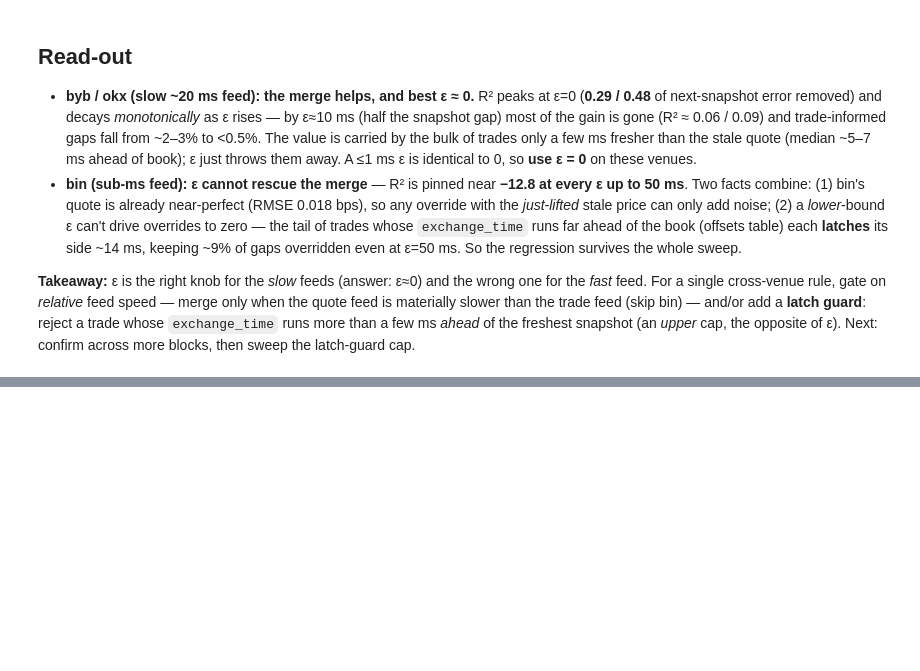
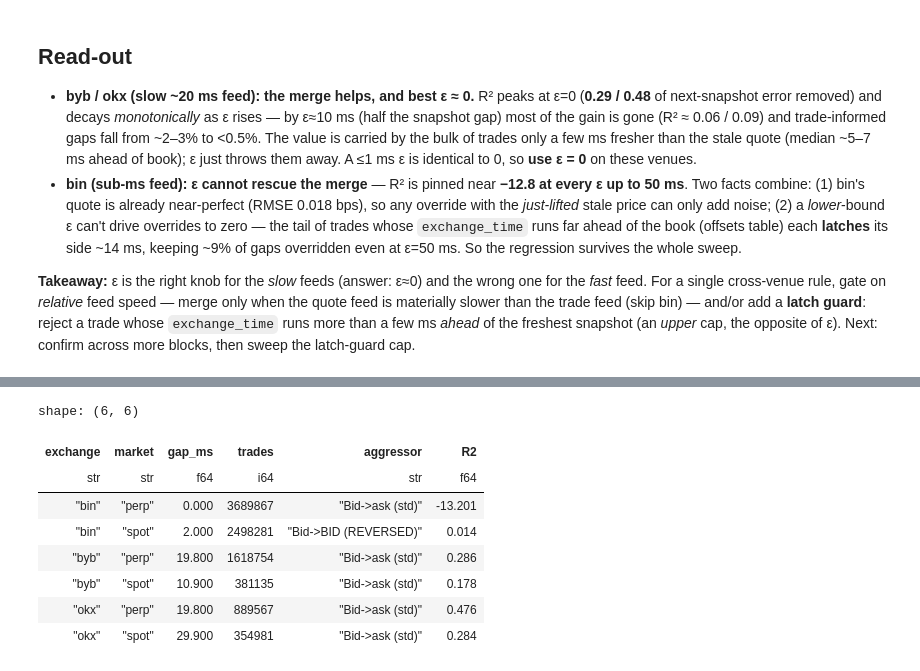
Before and after one commit to leithboyd/boba, a Jupyter notebook: notebooks/02_merged_price_stream.ipynb, the cells around one changed output, grey strips where cells are left out. Saved outputs shown, nothing was run; the diff lists cells and outputs as text; code cells hidden in the pictures; blank space fills up the shorter version.

```diff
--- a/notebooks/02_merged_price_stream.ipynb
+++ b/notebooks/02_merged_price_stream.ipynb
@@ -409,0 +419,49 @@ opposite of ε). Next: confirm across more blocks, then sweep the latch-guard ca
+# %%
+SPOT = "eth_usdt"   # spot (no _p suffix)
+
+def _bid_lifts_ask(s_rx, bid, ask, t_rx, t_px, agg):
+    # which aggressor sits at the ASK? True => 'Bid'-aggressor lifts the ask (the standard map)
+    j = np.searchsorted(s_rx, t_rx, "right") - 1
+    ok = j >= 0; jj = j[ok]
+    mid = (bid + ask) / 2.0
+    hs = np.where((ask[jj] - bid[jj]) > 0, (ask[jj] - bid[jj]) / 2.0, np.nan)
+    rel = (t_px[ok] - mid[jj]) / hs                       # >0 => trade above mid => at the ask
+    return float(np.nanmean(rel[agg[ok] == "Bid"])) > 0
+
+def merge_r2(exch, market):
+    L = f"{exch}_{market}"
+    blk = list_blocks(L, "front_levels")[0]
+    fl = (load_block(blk, L, "front_levels").select("rx_time", "exchange_time", "bid_prc", "ask_prc")
+          .drop_nulls().sort("rx_time"))
+    td = (load_block(blk, L, "trade").select("rx_time", "exchange_time", "aggressor", "prc", "qty")
+          .filter((pl.col("prc") > 0) & (pl.col("qty") > 0)).drop_nulls().sort("rx_time"))
+    s_rx, s_ex = _ns(fl["rx_time"]), _ns(fl["exchange_time"])
+    bid, ask = fl["bid_prc"].to_numpy(), fl["ask_prc"].to_numpy(); mid = (bid + ask) / 2.0
+    t_rx, t_ex, t_px = _ns(td["rx_time"]), _ns(td["exchange_time"]), td["prc"].to_numpy()
+    agg = td["aggressor"].to_numpy()
+    std = _bid_lifts_ask(s_rx, bid, ask, t_rx, t_px, agg)
+    lift_ask = (agg == "Bid") if std else (agg == "Ask")  # trades that hit the ASK (per detected map)
+    a = side_at_eps(side_combined(s_rx, s_ex, ask, t_rx[lift_ask], t_ex[lift_ask], t_px[lift_ask]), 0)
+    b = side_at_eps(side_combined(s_rx, s_ex, bid, t_rx[~lift_ask], t_ex[~lift_ask], t_px[~lift_ask]), 0)
+    q = s_rx[1:] - 1
+    mp = (step_at(a[0], a[1], q) + step_at(b[0], b[1], q)) / 2.0
+    bp, tr = mid[:-1], mid[1:]
+    return dict(exchange=exch, market="spot" if market == SPOT else "perp",
+                gap_ms=round(float(np.median(np.diff(s_rx)) / 1e6), 1),
+                trades=len(td), aggressor="Bid->ask (std)" if std else "Bid->BID (REVERSED)",
+                R2=round(float(1 - np.sum((mp - tr) ** 2) / np.sum((bp - tr) ** 2)), 3))
+
+spot_rows = [merge_r2(ex, m) for m in (SPOT, COIN) for ex in EXCHANGES]
+spot = pl.DataFrame(spot_rows)
+pl.Config.set_tbl_rows(12)
+spot.sort("exchange", "market")
+# %% [output]
+shape: (6, 6)
+| exchange | market | gap_ms | trades | aggressor | R2 |
+| str | str | f64 | i64 | str | f64 |
+| "bin" | "perp" | 0.000 | 3689867 | "Bid->ask (std)" | -13.201 |
+| "bin" | "spot" | 2.000 | 2498281 | "Bid->BID (REVERSED)" | 0.014 |
+| "byb" | "perp" | 19.800 | 1618754 | "Bid->ask (std)" | 0.286 |
+| "byb" | "spot" | 10.900 | 381135 | "Bid->ask (std)" | 0.178 |
+| "okx" | "perp" | 19.800 | 889567 | "Bid->ask (std)" | 0.476 |
+| "okx" | "spot" | 29.900 | 354981 | "Bid->ask (std)" | 0.284 |
```
Also changed, not shown: parts of 3 cells of this notebook, 7 other files.
